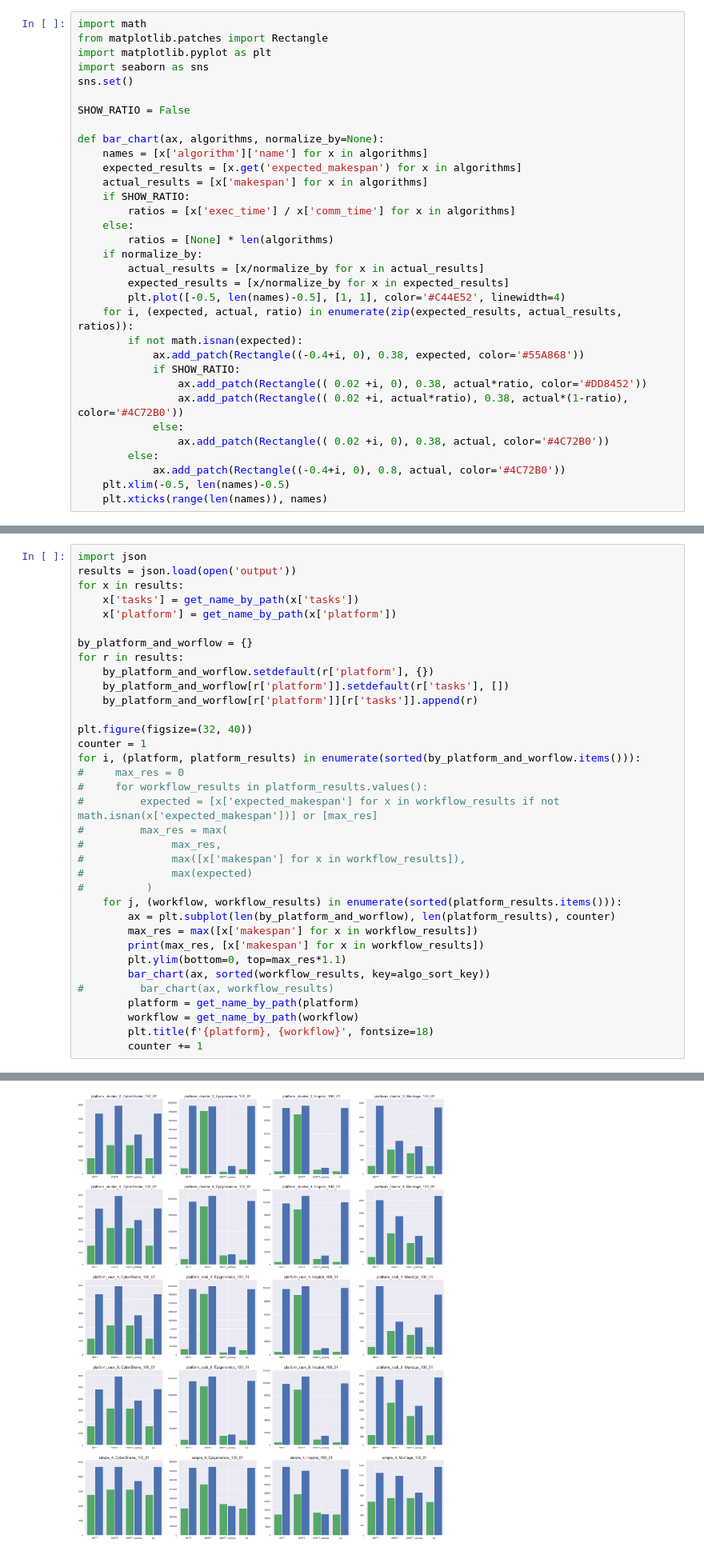
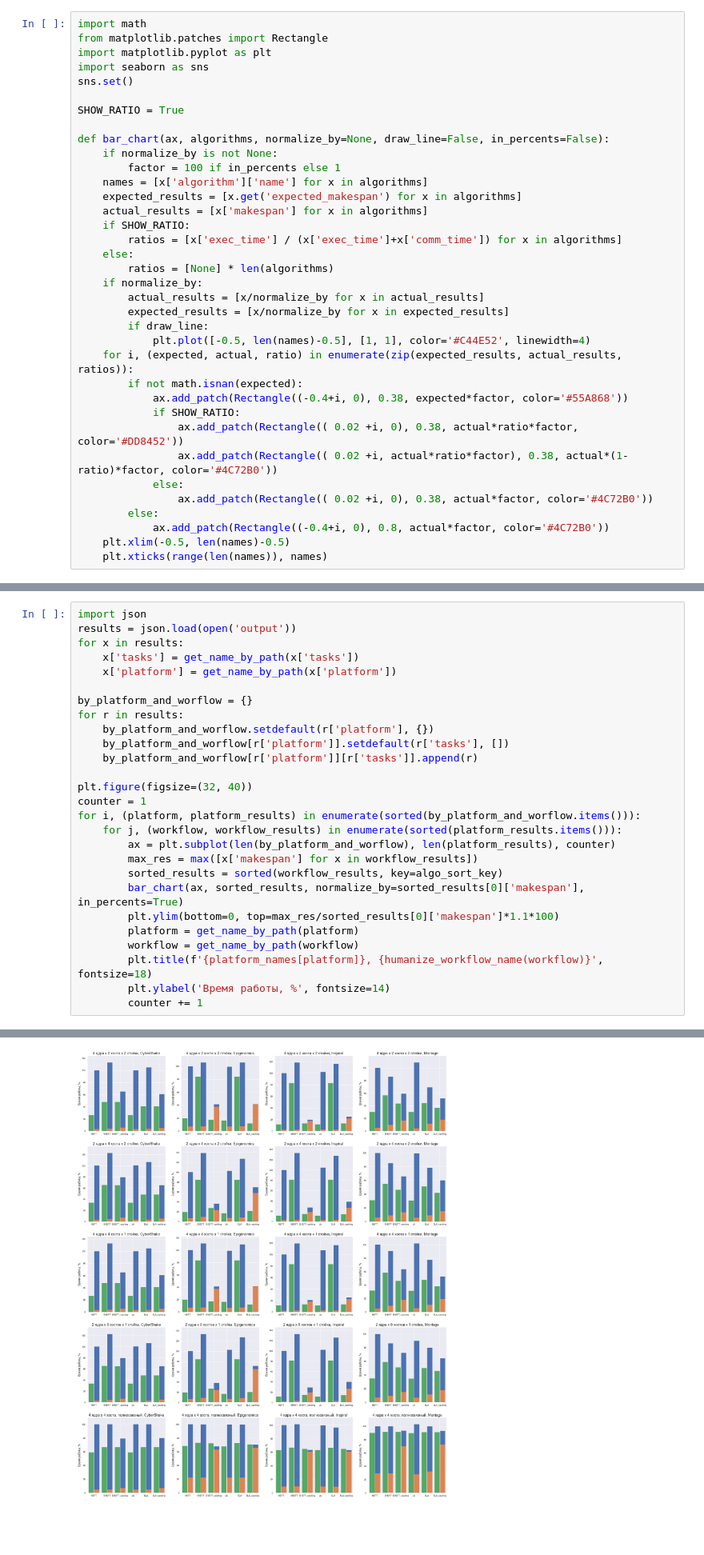
Before and after one commit to PreFX48/thesis, a Jupyter notebook: experiment-real/results/results.ipynb, the cells around one changed output, grey strips where cells are left out. Shown: that part at 80% size. Saved outputs shown, nothing was run; the diff lists cells and outputs as text; blank space fills up the shorter version.

```diff
--- a/experiment-real/results/results.ipynb
+++ b/experiment-real/results/results.ipynb
@@ -5,30 +5,33 @@ import matplotlib.pyplot as plt
 import seaborn as sns
 sns.set()
 
-SHOW_RATIO = False
+SHOW_RATIO = True
 
-def bar_chart(ax, algorithms, normalize_by=None):
+def bar_chart(ax, algorithms, normalize_by=None, draw_line=False, in_percents=False):
+    if normalize_by is not None:
+        factor = 100 if in_percents else 1
     names = [x['algorithm']['name'] for x in algorithms]
     expected_results = [x.get('expected_makespan') for x in algorithms]
     actual_results = [x['makespan'] for x in algorithms]
     if SHOW_RATIO:
-        ratios = [x['exec_time'] / x['comm_time'] for x in algorithms]
+        ratios = [x['exec_time'] / (x['exec_time']+x['comm_time']) for x in algorithms]
     else:
         ratios = [None] * len(algorithms)
     if normalize_by:
         actual_results = [x/normalize_by for x in actual_results]
         expected_results = [x/normalize_by for x in expected_results]
-        plt.plot([-0.5, len(names)-0.5], [1, 1], color='#C44E52', linewidth=4)
+        if draw_line:
+            plt.plot([-0.5, len(names)-0.5], [1, 1], color='#C44E52', linewidth=4)
     for i, (expected, actual, ratio) in enumerate(zip(expected_results, actual_results, ratios)):
         if not math.isnan(expected):
-            ax.add_patch(Rectangle((-0.4+i, 0), 0.38, expected, color='#55A868'))
+            ax.add_patch(Rectangle((-0.4+i, 0), 0.38, expected*factor, color='#55A868'))
             if SHOW_RATIO:
-                ax.add_patch(Rectangle(( 0.02 +i, 0), 0.38, actual*ratio, color='#DD8452'))
-                ax.add_patch(Rectangle(( 0.02 +i, actual*ratio), 0.38, actual*(1-ratio), color='#4C72B0'))
+                ax.add_patch(Rectangle(( 0.02 +i, 0), 0.38, actual*ratio*factor, color='#DD8452'))
+                ax.add_patch(Rectangle(( 0.02 +i, actual*ratio*factor), 0.38, actual*(1-ratio)*factor, color='#4C72B0'))
             else:
-                ax.add_patch(Rectangle(( 0.02 +i, 0), 0.38, actual, color='#4C72B0'))
+                ax.add_patch(Rectangle(( 0.02 +i, 0), 0.38, actual*factor, color='#4C72B0'))
         else:
-            ax.add_patch(Rectangle((-0.4+i, 0), 0.8, actual, color='#4C72B0'))
+            ax.add_patch(Rectangle((-0.4+i, 0), 0.8, actual*factor, color='#4C72B0'))
     plt.xlim(-0.5, len(names)-0.5)
     plt.xticks(range(len(names)), names)
 # %%
@@ -81,23 +87,15 @@ for r in results:
 plt.figure(figsize=(32, 40))
 counter = 1
 for i, (platform, platform_results) in enumerate(sorted(by_platform_and_worflow.items())):
-#     max_res = 0
-#     for workflow_results in platform_results.values():
-#         expected = [x['expected_makespan'] for x in workflow_results if not math.isnan(x['expected_makespan'])] or [max_res]
-#         max_res = max(
-#              max_res,
-#              max([x['makespan'] for x in workflow_results]),
-#              max(expected)
-#          )
     for j, (workflow, workflow_results) in enumerate(sorted(platform_results.items())):
         ax = plt.subplot(len(by_platform_and_worflow), len(platform_results), counter)
         max_res = max([x['makespan'] for x in workflow_results])
-        print(max_res, [x['makespan'] for x in workflow_results])
-        plt.ylim(bottom=0, top=max_res*1.1)
-        bar_chart(ax, sorted(workflow_results, key=algo_sort_key))
-#         bar_chart(ax, workflow_results)
+        sorted_results = sorted(workflow_results, key=algo_sort_key)
+        bar_chart(ax, sorted_results, normalize_by=sorted_results[0]['makespan'], in_percents=True)
+        plt.ylim(bottom=0, top=max_res/sorted_results[0]['makespan']*1.1*100)
         platform = get_name_by_path(platform)
         workflow = get_name_by_path(workflow)
-        plt.title(f'{platform}, {workflow}', fontsize=18)
+        plt.title(f'{platform_names[platform]}, {humanize_workflow_name(workflow)}', fontsize=18)
+        plt.ylabel('Время работы, %', fontsize=14)
         counter += 1
 # %% [output]
@@ -124 +102 @@ for i, (platform, platform_results) in enumerate(sorted(by_platform_and_worflow.
-[figure, old version]
+[figure, new version]
```
Also changed, not shown: parts of 3 cells of this notebook, 4 other files.
